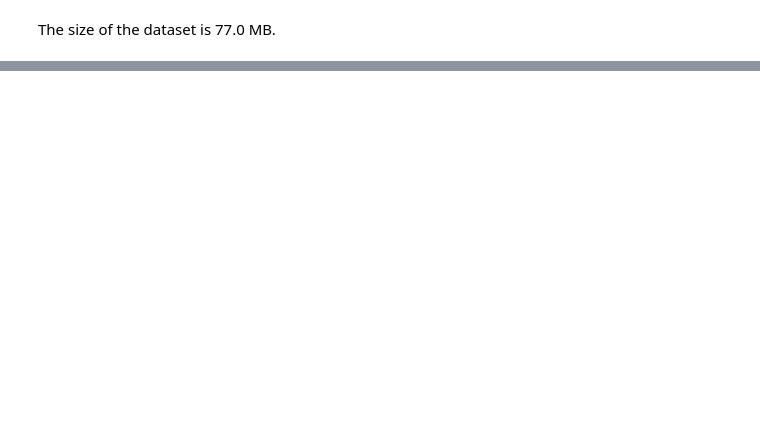
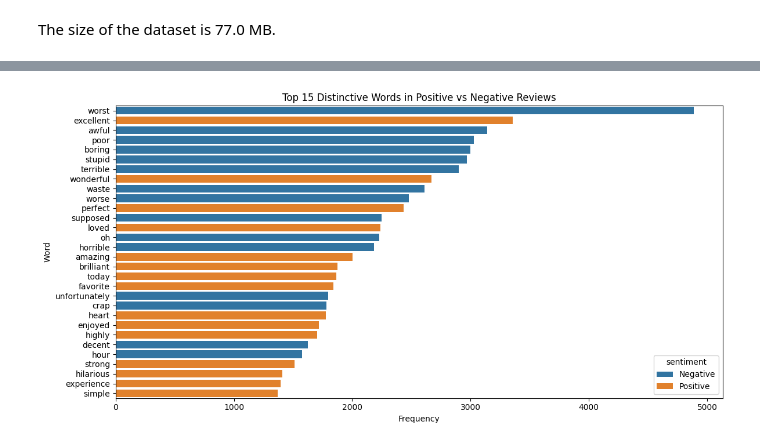
Before and after one commit to mmcphie04/nlp-sentiment-analysis, a Jupyter notebook: milestone3.ipynb, the cells around one changed output, grey strips where cells are left out. Drawn from its saved outputs; the diff is of its cells as text; code cells hidden in the pictures; blank space fills up the shorter version.

```diff
--- a/milestone3.ipynb
+++ b/milestone3.ipynb
@@ -65,0 +111,23 @@ The size of the dataset is 77.0 MB.
+# %%
+positive_reviews = df[df['sentiment'] == 1]['review']
+negative_reviews = df[df['sentiment'] == 0]['review']
+
+vectorizer = CountVectorizer(stop_words='english')
+X_pos = vectorizer.fit_transform(positive_reviews)
+X_neg = CountVectorizer(stop_words='english', vocabulary=vectorizer.vocabulary_).fit_transform(negative_reviews)
+
+word_counts_pos = X_pos.sum(axis=0).A1
+word_counts_neg = X_neg.sum(axis=0).A1
+vocab = vectorizer.get_feature_names_out()
+
+pos_freq = pd.Series(word_counts_pos, index=vocab).sort_values(ascending=False).head(500)
+neg_freq = pd.Series(word_counts_neg, index=vocab).sort_values(ascending=False).head(500)
+
+pos_unique = pos_freq[~pos_freq.index.isin(neg_freq.index)]
+neg_unique = neg_freq[~neg_freq.index.isin(pos_freq.index)]
+
+print("Top distinctive words in positive reviews:\n")
+print(pos_unique[:15])
+
+print("\nTop distinctive words in negative reviews:\n")
+print(neg_unique[:15])
@@ -65,0 +152,24 @@ The size of the dataset is 77.0 MB.
+# %%
+# Get top 15 distinctive words from each
+top_pos_unique = pos_unique.head(15)
+top_neg_unique = neg_unique.head(15)
+
+# Create a DataFrame for plotting
+distinctive_df = pd.concat([
+    pd.DataFrame({'word': top_pos_unique.index, 'count': top_pos_unique.values, 'sentiment': 'Positive'}),
+    pd.DataFrame({'word': top_neg_unique.index, 'count': top_neg_unique.values, 'sentiment': 'Negative'})
+])
+
+# Sort for better plotting
+distinctive_df = distinctive_df.sort_values(by='count', ascending=False)
+
+# Plot
+plt.figure(figsize=(12, 6))
+sns.barplot(data=distinctive_df, x='count', y='word', hue='sentiment', dodge=False)
+plt.title("Top 15 Distinctive Words in Positive vs Negative Reviews")
+plt.xlabel("Frequency")
+plt.ylabel("Word")
+plt.tight_layout()
+plt.show()
+# %% [output]
+[figure, added]
```
Also changed, not shown: parts of 14 cells of this notebook.
